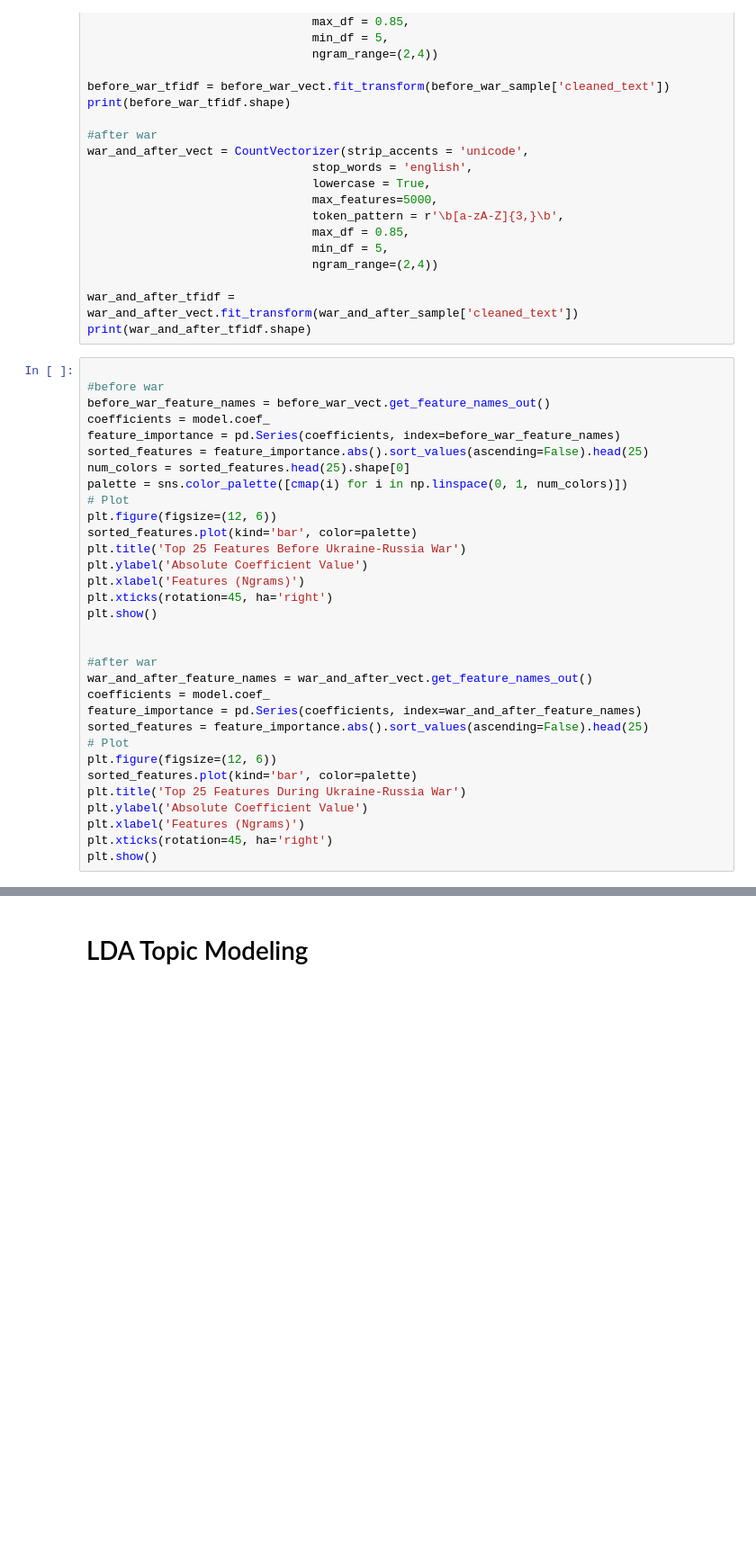
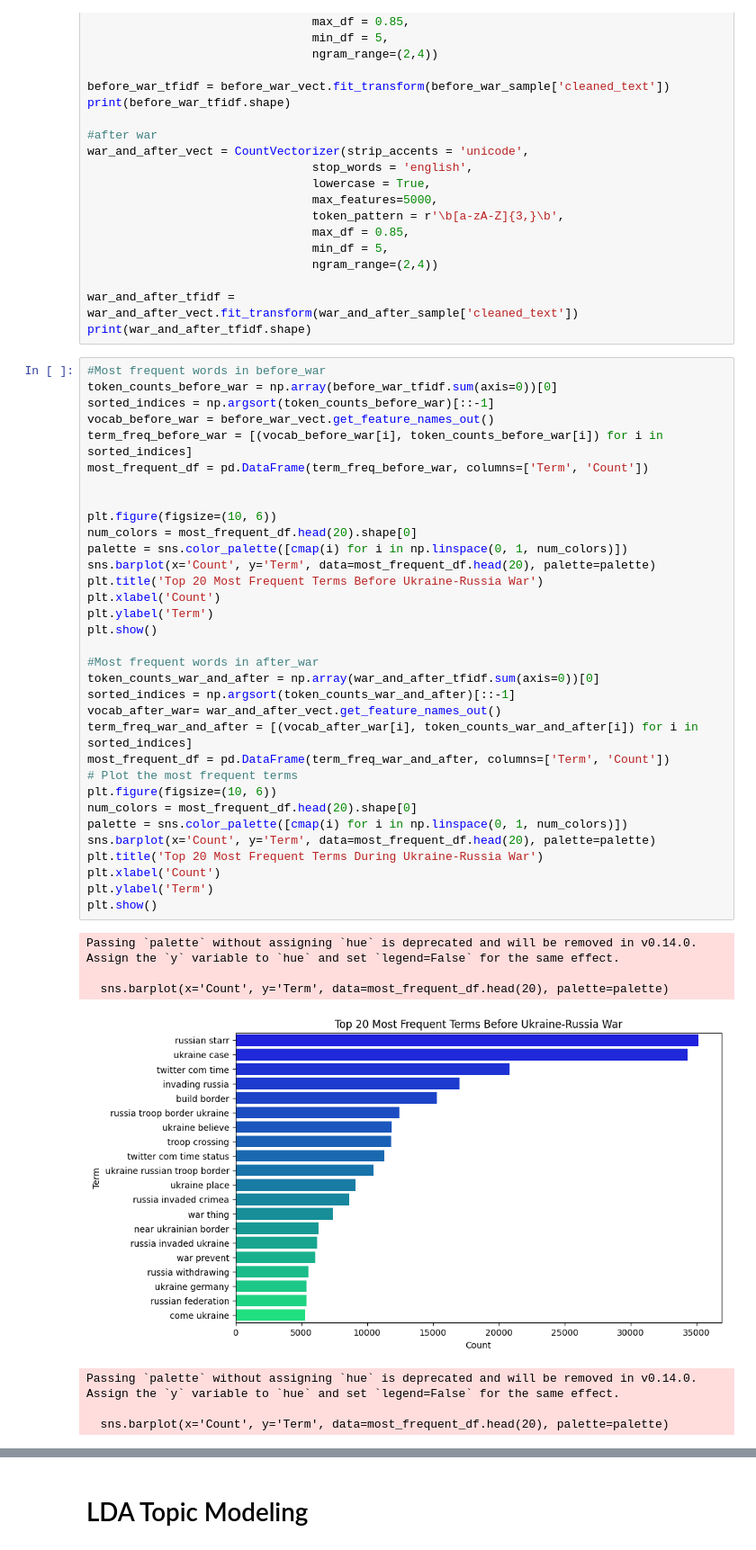
Before and after one commit to JordanMiner/Social_Media_and_Conflict, a Jupyter notebook: ukraine_russia.ipynb, the cells around one changed output, grey strips where cells are left out. Shown: that part at 90% size. Saved outputs shown, nothing was run; the diff lists cells and outputs as text; blank space fills up the shorter version.

```diff
--- a/ukraine_russia.ipynb
+++ b/ukraine_russia.ipynb
@@ -185,34 +166,43 @@ war_and_after_vect = CountVectorizer(strip_accents = 'unicode',
 war_and_after_tfidf = war_and_after_vect.fit_transform(war_and_after_sample['cleaned_text'])
 print(war_and_after_tfidf.shape)
 # %%
+#Most frequent words in before_war
+token_counts_before_war = np.array(before_war_tfidf.sum(axis=0))[0]
+sorted_indices = np.argsort(token_counts_before_war)[::-1]
+vocab_before_war = before_war_vect.get_feature_names_out()
+term_freq_before_war = [(vocab_before_war[i], token_counts_before_war[i]) for i in sorted_indices]
+most_frequent_df = pd.DataFrame(term_freq_before_war, columns=['Term', 'Count'])
 
-#before war
-before_war_feature_names = before_war_vect.get_feature_names_out()
-coefficients = model.coef_
-feature_importance = pd.Series(coefficients, index=before_war_feature_names)
-sorted_features = feature_importance.abs().sort_values(ascending=False).head(25)
-num_colors = sorted_features.head(25).shape[0]
+
+plt.figure(figsize=(10, 6))
+num_colors = most_frequent_df.head(20).shape[0]
 palette = sns.color_palette([cmap(i) for i in np.linspace(0, 1, num_colors)])
-# Plot
-plt.figure(figsize=(12, 6))
-sorted_features.plot(kind='bar', color=palette)
-plt.title('Top 25 Features Before Ukraine-Russia War')
-plt.ylabel('Absolute Coefficient Value')
-plt.xlabel('Features (Ngrams)')
-plt.xticks(rotation=45, ha='right')
+sns.barplot(x='Count', y='Term', data=most_frequent_df.head(20), palette=palette)
+plt.title('Top 20 Most Frequent Terms Before Ukraine-Russia War')
+plt.xlabel('Count')
+plt.ylabel('Term')
 plt.show()
 
-
-#after war
-war_and_after_feature_names = war_and_after_vect.get_feature_names_out()
-coefficients = model.coef_
-feature_importance = pd.Series(coefficients, index=war_and_after_feature_names)
-sorted_features = feature_importance.abs().sort_values(ascending=False).head(25)
-# Plot
-plt.figure(figsize=(12, 6))
-sorted_features.plot(kind='bar', color=palette)
-plt.title('Top 25 Features During Ukraine-Russia War')
-plt.ylabel('Absolute Coefficient Value')
-plt.xlabel('Features (Ngrams)')
-plt.xticks(rotation=45, ha='right')
+#Most frequent words in after_war
+token_counts_war_and_after = np.array(war_and_after_tfidf.sum(axis=0))[0]
+sorted_indices = np.argsort(token_counts_war_and_after)[::-1]
+vocab_after_war= war_and_after_vect.get_feature_names_out()
+term_freq_war_and_after = [(vocab_after_war[i], token_counts_war_and_after[i]) for i in sorted_indices]
+most_frequent_df = pd.DataFrame(term_freq_war_and_after, columns=['Term', 'Count'])
+# Plot the most frequent terms
+plt.figure(figsize=(10, 6))
+num_colors = most_frequent_df.head(20).shape[0]
+palette = sns.color_palette([cmap(i) for i in np.linspace(0, 1, num_colors)])
+sns.barplot(x='Count', y='Term', data=most_frequent_df.head(20), palette=palette)
+plt.title('Top 20 Most Frequent Terms During Ukraine-Russia War')
+plt.xlabel('Count')
+plt.ylabel('Term')
 plt.show()
+# %% [output]
+Passing `palette` without assigning `hue` is deprecated and will be removed in v0.14.0. Assign the `y` variable to `hue` and set `legend=False` for the same effect.
+
+  sns.barplot(x='Count', y='Term', data=most_frequent_df.head(20), palette=palette)
+[figure, added]
+Passing `palette` without assigning `hue` is deprecated and will be removed in v0.14.0. Assign the `y` variable to `hue` and set `legend=False` for the same effect.
+
+  sns.barplot(x='Count', y='Term', data=most_frequent_df.head(20), palette=palette)
```
Also changed, not shown: parts of 21 cells of this notebook, 1 other file.
